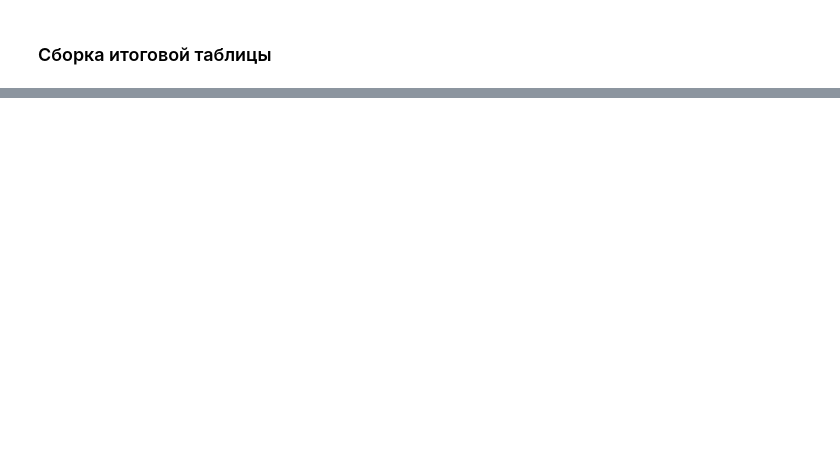
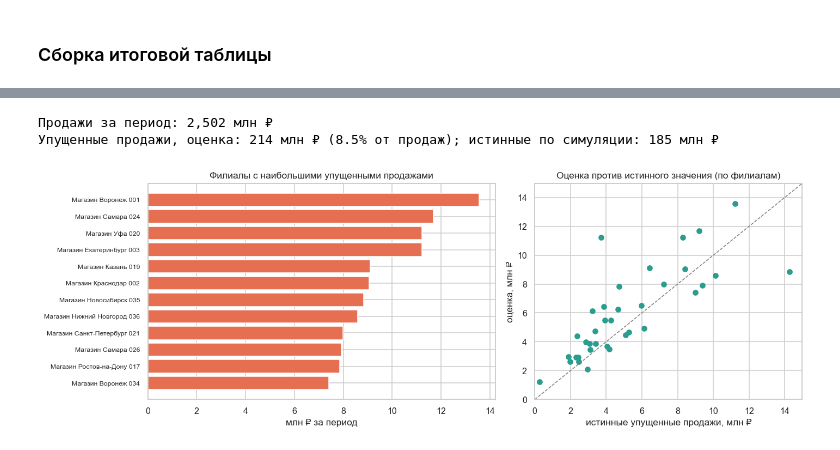
Before and after one commit to Viktor-VK/portfolio, a Jupyter notebook: Восстановление истории остатков/наличие_на_филиалах.ipynb, the cells around one changed output, grey strips where cells are left out. Saved outputs shown, nothing was run; the diff lists cells and outputs as text; code cells hidden in the pictures; blank space fills up the shorter version.

```diff
--- a/Восстановление истории остатков/наличие_на_филиалах.ipynb
+++ b/Восстановление истории остатков/наличие_на_филиалах.ipynb
@@ -237,0 +306,8 @@ merged
+# %%
+truth = execute_to_df("SELECT Дата, Филиал AS ФилиалСсылка, Номенклатура AS ТоварСсылка, ОстатокНаНачалоДня, СпросИстинный "
+                      "FROM electronics.stock_daily_true WHERE Дата >= ?", [START_DATE])
+truth['Дата'] = truth['Дата'].dt.date.astype(str)
+check = merged.merge(truth, on=['Дата', 'ФилиалСсылка', 'ТоварСсылка'], how='left').fillna({'ОстатокНаНачалоДня': 0, 'СпросИстинный': 0})
+diff = check['Остатки_шт'] - check['ОстатокНаНачалоДня']
+print(f'Строк «день × товар × филиал»: {len(check):,}')
+print(f'Совпадает с истинным остатком: {(diff == 0).mean():.2%}, максимальное расхождение: {diff.abs().max():.0f} шт.')
@@ -237,0 +379,33 @@ merged
+# %%
+g = stores.groupby(['Товар', 'Филиал'])
+stores['ожидаемые_продажи'] = g['Продажи_шт'].transform(lambda s: s[stores.loc[s.index, 'Дефицит'] == False].mean()).fillna(0)
+stores['упущено_шт'] = np.where(stores['Дефицит'], stores['ожидаемые_продажи'], 0)
+stores['упущено_руб'] = stores['упущено_шт'] * stores['ПриоритетнаяЦена']
+
+stores = stores.merge(check[['Дата', 'ФилиалСсылка', 'ТоварСсылка', 'СпросИстинный']], on=['Дата', 'ФилиалСсылка', 'ТоварСсылка'], how='left')
+stores['упущено_истинно_руб'] = (stores['СпросИстинный'] - stores['Продажи_шт']).clip(lower=0) * stores['ПриоритетнаяЦена']
+
+total_sales = stores['Продажи_руб'].sum()
+est, true = stores['упущено_руб'].sum(), stores['упущено_истинно_руб'].sum()
+print(f'Продажи за период: {total_sales / 1e6:,.0f} млн ₽')
+print(f'Упущенные продажи, оценка: {est / 1e6:,.0f} млн ₽ ({est / total_sales:.1%} от продаж); '
+      f'истинные по симуляции: {true / 1e6:,.0f} млн ₽')
+# %% [output]
+Продажи за период: 2,502 млн ₽
+Упущенные продажи, оценка: 214 млн ₽ (8.5% от продаж); истинные по симуляции: 185 млн ₽
+# %%
+lost = stores.groupby('Филиал')[['упущено_руб', 'упущено_истинно_руб', 'Продажи_руб']].sum()
+lost['доля'] = lost['упущено_руб'] / lost['Продажи_руб']
+fig, axes = plt.subplots(1, 2, figsize=(13, 4.6), gridspec_kw={'width_ratios': [1.3, 1]})
+top = lost.sort_values('упущено_руб', ascending=False).head(12)
+axes[0].barh(top.index, top['упущено_руб'] / 1e6, color='#e76f51')
+axes[0].invert_yaxis(); axes[0].tick_params(axis='y', labelsize=8)
+axes[0].set(title='Филиалы с наибольшими упущенными продажами', xlabel='млн ₽ за период')
+axes[1].scatter(lost['упущено_истинно_руб'] / 1e6, lost['упущено_руб'] / 1e6, color='#2a9d8f')
+lim = max(lost['упущено_истинно_руб'].max(), lost['упущено_руб'].max()) / 1e6 * 1.05
+axes[1].plot([0, lim], [0, lim], color='grey', ls='--', lw=1)
+axes[1].set(title='Оценка против истинного значения (по филиалам)', xlabel='истинные упущенные продажи, млн ₽',
+            ylabel='оценка, млн ₽', xlim=(0, lim), ylim=(0, lim))
+plt.tight_layout(); plt.show()
+# %% [output]
+[figure, added]
```
Also changed, not shown: parts of 35 cells of this notebook, 18 other files.
